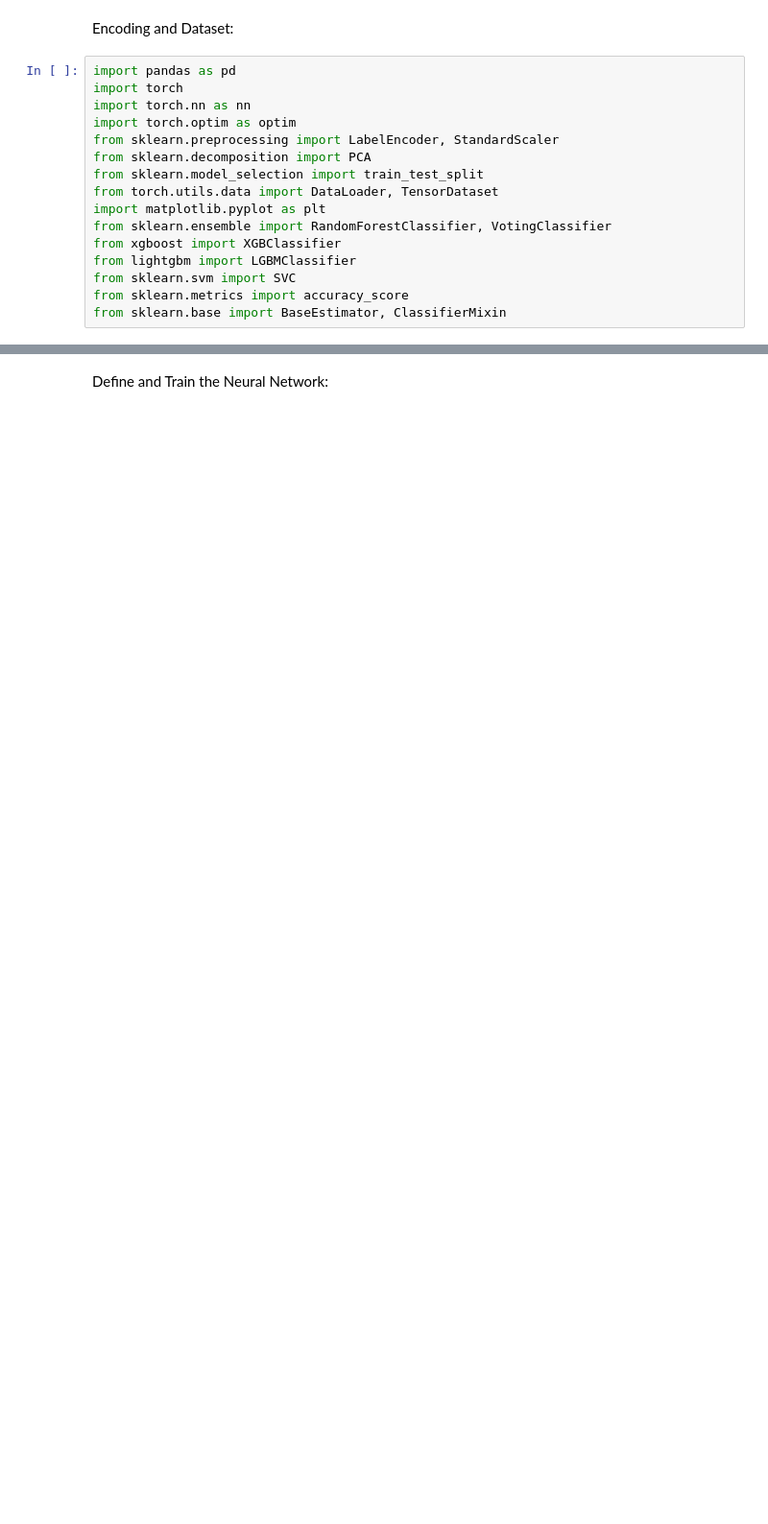
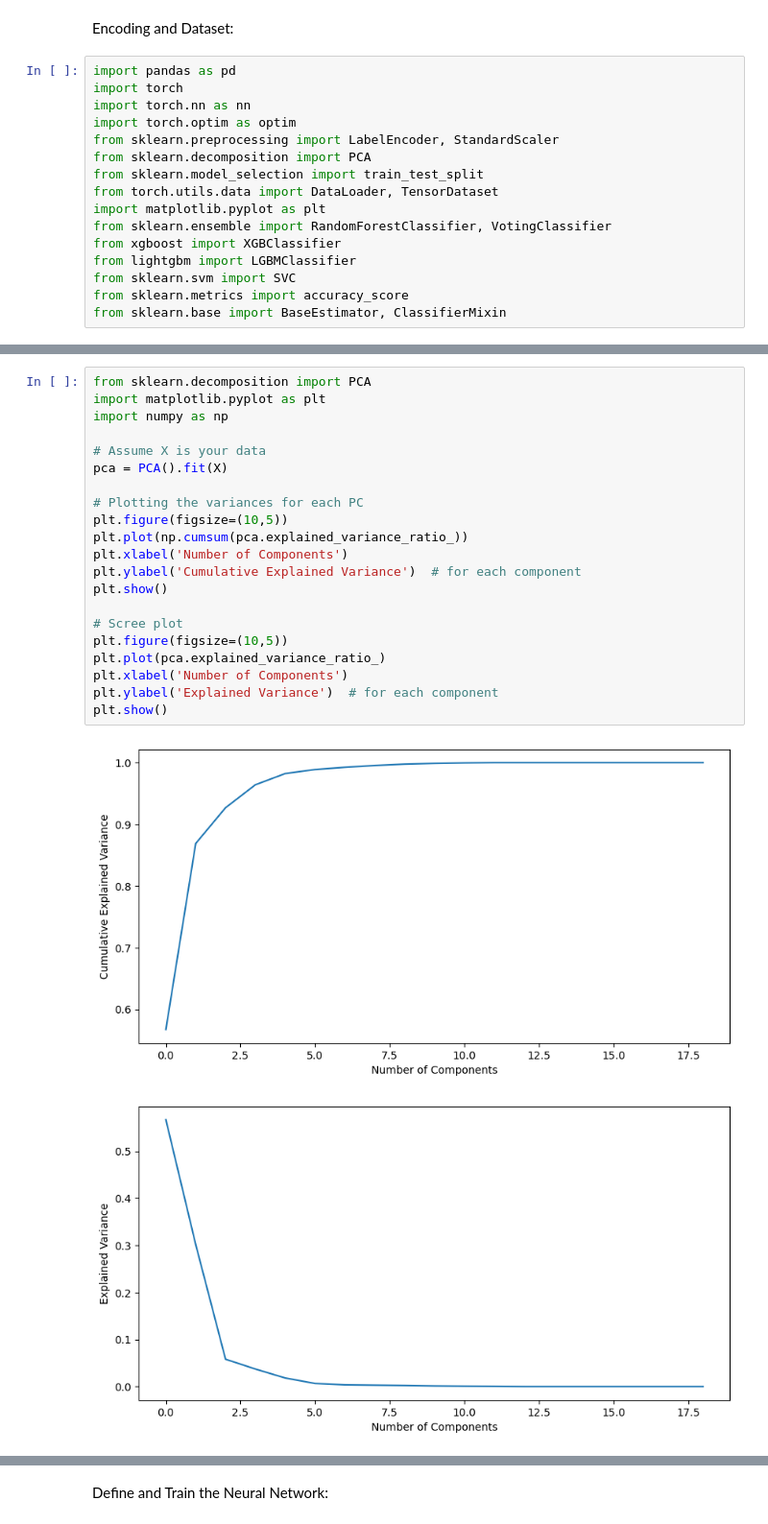
Before and after one commit to wirepecion/Forest_Classifaction, a Jupyter notebook: ipynb/EnsembleNN.ipynb, the cells around one changed output, grey strips where cells are left out. Shown: that part at 96% size. Saved outputs shown, nothing was run; the diff lists cells and outputs as text; blank space fills up the shorter version.

```diff
--- a/ipynb/EnsembleNN.ipynb
+++ b/ipynb/EnsembleNN.ipynb
@@ -18,0 +72,24 @@ from sklearn.base import BaseEstimator, ClassifierMixin
+# %%
+from sklearn.decomposition import PCA
+import matplotlib.pyplot as plt
+import numpy as np
+
+# Assume X is your data
+pca = PCA().fit(X)
+
+# Plotting the variances for each PC
+plt.figure(figsize=(10,5))
+plt.plot(np.cumsum(pca.explained_variance_ratio_))
+plt.xlabel('Number of Components')
+plt.ylabel('Cumulative Explained Variance')  # for each component
+plt.show()
+
+# Scree plot
+plt.figure(figsize=(10,5))
+plt.plot(pca.explained_variance_ratio_)
+plt.xlabel('Number of Components')
+plt.ylabel('Explained Variance')  # for each component
+plt.show()
+# %% [output]
+[figure, added]
+[figure, added]
```
Also changed, not shown: parts of 15 cells of this notebook, 6 other files.
